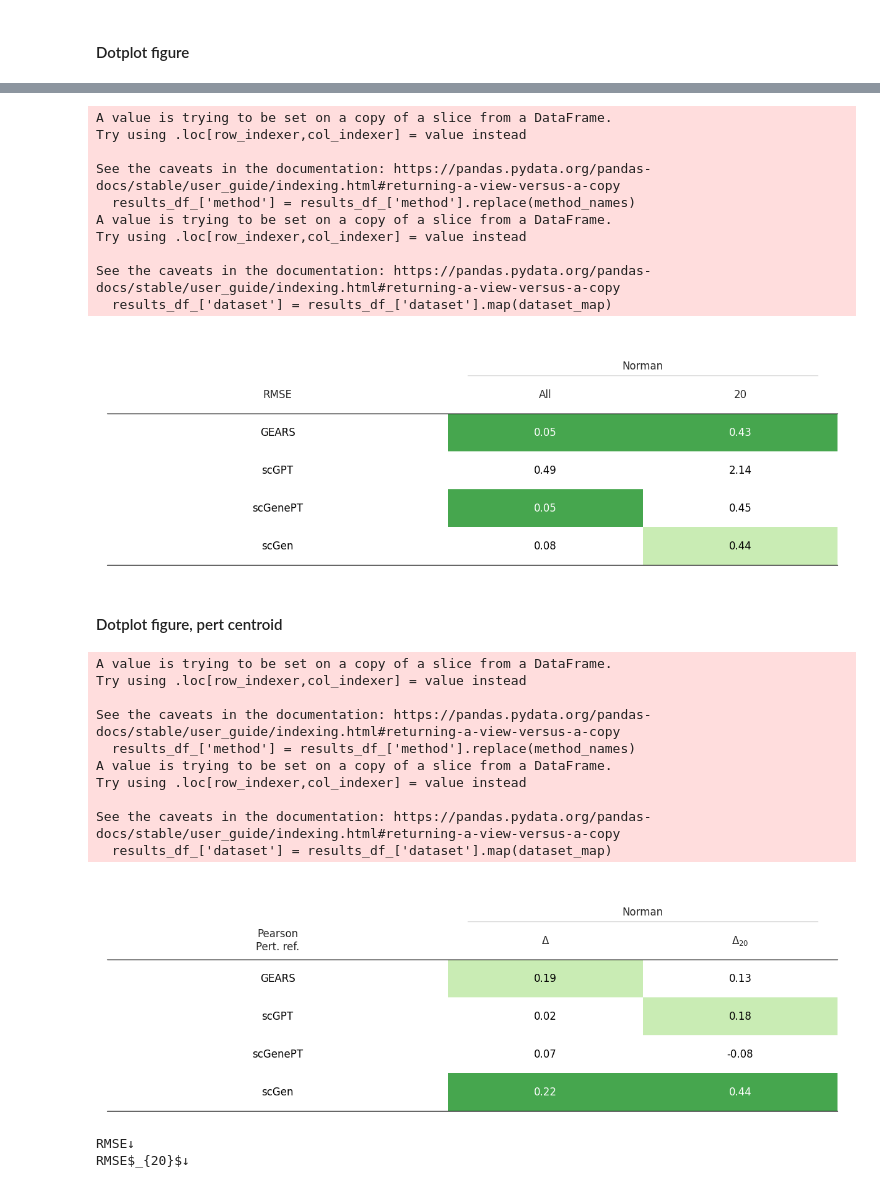
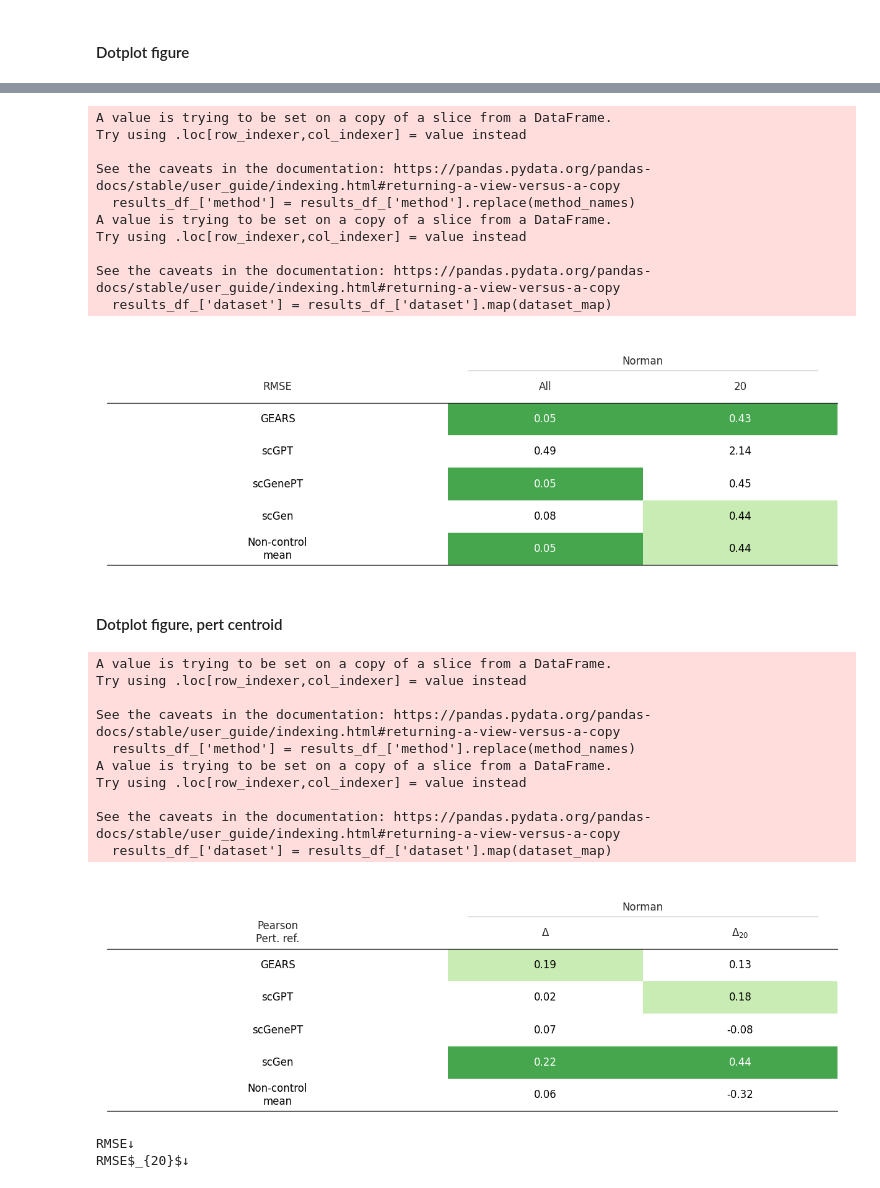
Before and after one commit to 22200541/perturbation, a Jupyter notebook: systema/benchmark_with_scgen.ipynb, the cells around one changed output, grey strips where cells are left out. Drawn from its saved outputs; the diff is of its cells as text; code cells hidden in the pictures.

```diff
--- a/systema/benchmark_with_scgen.ipynb
+++ b/systema/benchmark_with_scgen.ipynb
@@ -268,6 +268,7 @@ method_names = {
     'scgpt':'scGPT',
     'scgenept':'scGenePT',
     'scgen': 'scGen',
+    'nonctl-mean': 'Non-control\nmean',
 }
 
 metric_names = {
@@ -357,6 +358,8 @@ method_names = {
     'scgpt':'scGPT',
     'scgenept':'scGenePT',
     'scgen': 'scGen',
+    'nonctl-mean': 'Non-control\nmean',
+    # 'matching-mean': 'Matching mean'
 }
 
 
@@ -436,7 +439,7 @@ Try using .loc[row_indexer,col_indexer] = value instead
 
 See the caveats in the documentation: https://pandas.pydata.org/pandas-docs/stable/user_guide/indexing.html#returning-a-view-versus-a-copy
   results_df_['dataset'] = results_df_['dataset'].map(dataset_map)
-[figure, old version]
+[figure, new version]
 # %% [markdown]
 #### Dotplot figure, pert centroid
 # %%
@@ -447,6 +450,7 @@ method_names = {
     'scgpt':'scGPT',
     'scgenept':'scGenePT',
     'scgen': 'scGen',
+    'nonctl-mean': 'Non-control\nmean',
 }
 
 metric_names = {
@@ -504,34 +508,34 @@ for d in dataset_labels:
 
 fig, ax = plt.subplots(figsize=(12.25, 4))
 
 # letter_annotation(plt.gca(), 0, 0.9, 'a', fontsize=28)
 table = Table(
     df_[cols_order],
     column_definitions=col_defs,
     row_dividers=False,
     col_label_divider=True,
     footer_divider=True,
     ax=ax,
     textprops={"fontsize": fontsize},
     row_divider_kw={"linewidth": 1, "linestyle": (0, (1, 5))},
     col_label_divider_kw={"linewidth": 1, "linestyle": "-"},
     column_border_kw={"linewidth": 0, "linestyle": "-"},
 ).autoset_fontcolors()  # colnames=["OFF", "DEF"]
 plt.tight_layout()
 plt.savefig(f'{figdir}/benchmark_summary_table_pearson_allpert_combined_4.pdf', bbox_inches='tight');
 plt.show()
 # %% [output]
 A value is trying to be set on a copy of a slice from a DataFrame.
 Try using .loc[row_indexer,col_indexer] = value instead
 
 See the caveats in the documentation: https://pandas.pydata.org/pandas-docs/stable/user_guide/indexing.html#returning-a-view-versus-a-copy
   results_df_['method'] = results_df_['method'].replace(method_names)
 A value is trying to be set on a copy of a slice from a DataFrame.
 Try using .loc[row_indexer,col_indexer] = value instead
 
 See the caveats in the documentation: https://pandas.pydata.org/pandas-docs/stable/user_guide/indexing.html#returning-a-view-versus-a-copy
   results_df_['dataset'] = results_df_['dataset'].map(dataset_map)
-[figure, old version]
+[figure, new version]
 # %%
 fontsize = 19
 method_names = {
```
Also changed, not shown: parts of 8 cells of this notebook, 5 other files.
